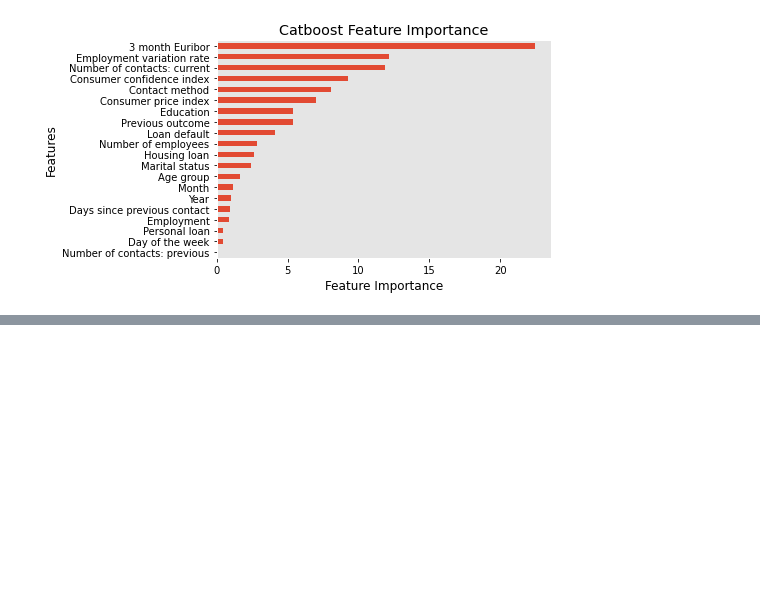
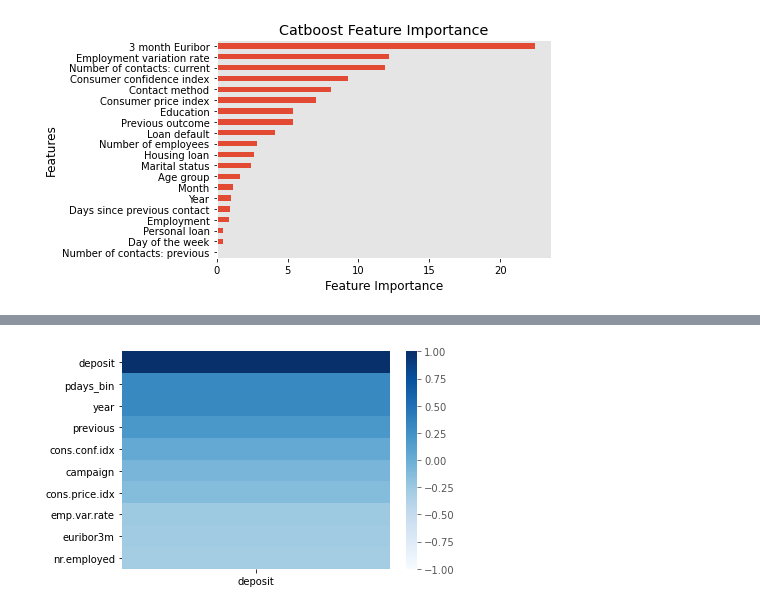
Before and after one commit to Jilliane1993/Classification, a Jupyter notebook: Catboost.ipynb, the cells around one changed output, grey strips where cells are left out. Saved outputs shown, nothing was run; the diff lists cells and outputs as text; code cells hidden in the pictures; blank space fills up the shorter version.

```diff
--- a/Catboost.ipynb
+++ b/Catboost.ipynb
@@ -260,0 +271,6 @@ plt.savefig('catboost_feature_importance_modified.svg',format='svg');
+# %%
+sns.heatmap(df1.corr(method='spearman')[['deposit']].sort_values(by='deposit',ascending=False),vmin=-1,vmax=1,
+            annot=False, cmap=plt.cm.Blues)
+plt.tick_params(colors='black');
+# %% [output]
+[figure, added]
```
Also changed, not shown: parts of 7 cells of this notebook, 10 other files.
